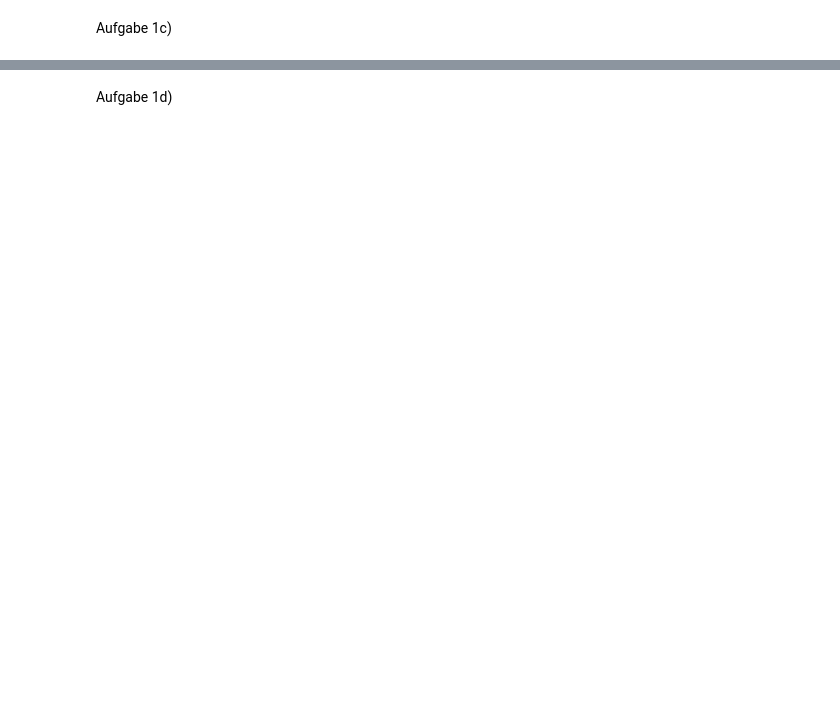
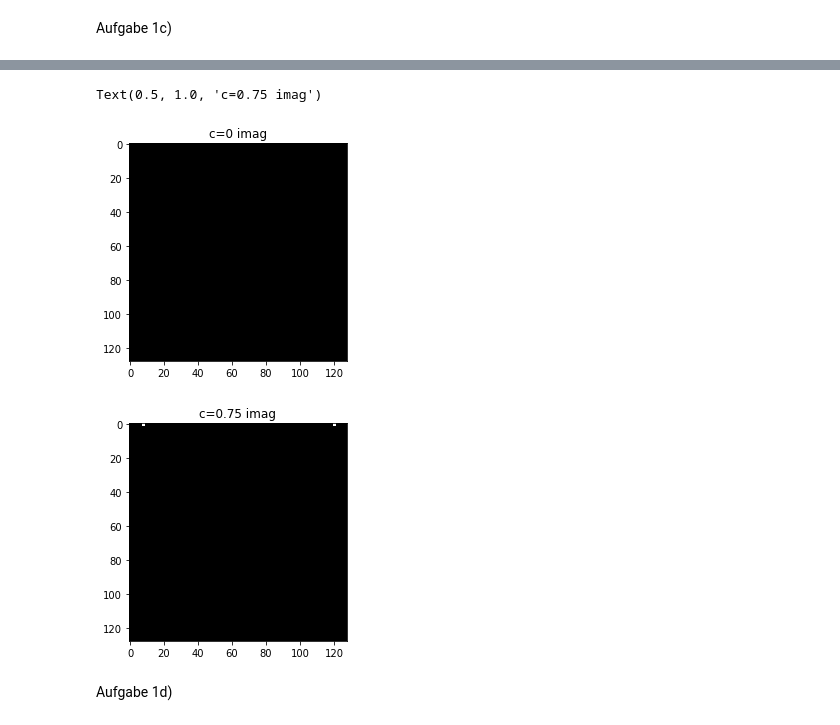
Before and after one commit to dichterbaer/SysBV, a Jupyter notebook: aufgabe3.ipynb, the cells around one changed output, grey strips where cells are left out. Drawn from its saved outputs; the diff is of its cells as text; code cells hidden in the pictures; blank space fills up the shorter version.

```diff
--- a/aufgabe3.ipynb
+++ b/aufgabe3.ipynb
@@ -48,3 +80,23 @@ cv2.destroyAllWindows()
+# %%
+fft_cos_c1 = np.fft.fftshift(np.fft.fft2(cos_c1))
+fft_cos_c_imag1 = np.abs(np.imag(fft_cos_c1))
+
+plt.figure()
+plt.imshow(fft_cos_c_imag1, norm=plt.Normalize(0, 1), cmap='gray')
+plt.title("c="+str(c1) +" imag")
+
+fft_cos_c2 = np.fft.fft2(cos_c2)
+fft_cos_c_imag2 = np.abs(np.imag(fft_cos_c2))
+
+plt.figure()
+plt.imshow(fft_cos_c_imag2, norm=plt.Normalize(0, 1), cmap='gray')
+plt.title("c="+str(c2) +" imag")
+
+#TODO: fft plots in 2x2 subplot, erklärung als text einfügen
+# %% [output]
+Text(0.5, 1.0, 'c=0.75 imag')
+[figure, added]
+[figure, added]
 # %% [markdown]
 Aufgabe 1d)
 # %%
```
Also changed, not shown: parts of 8 cells of this notebook.
